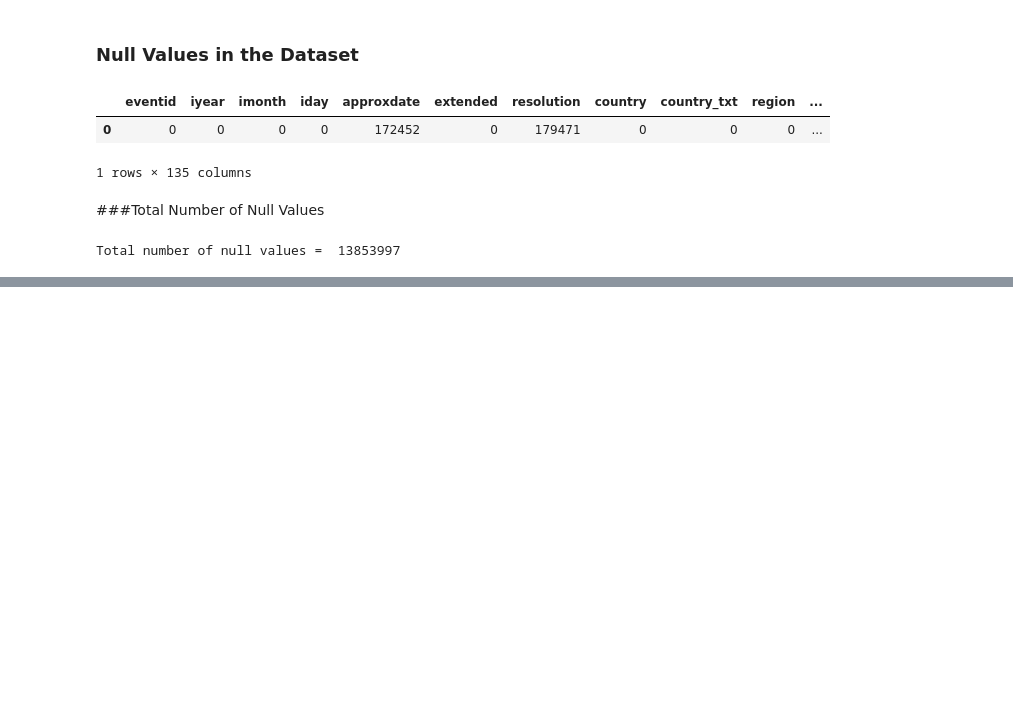
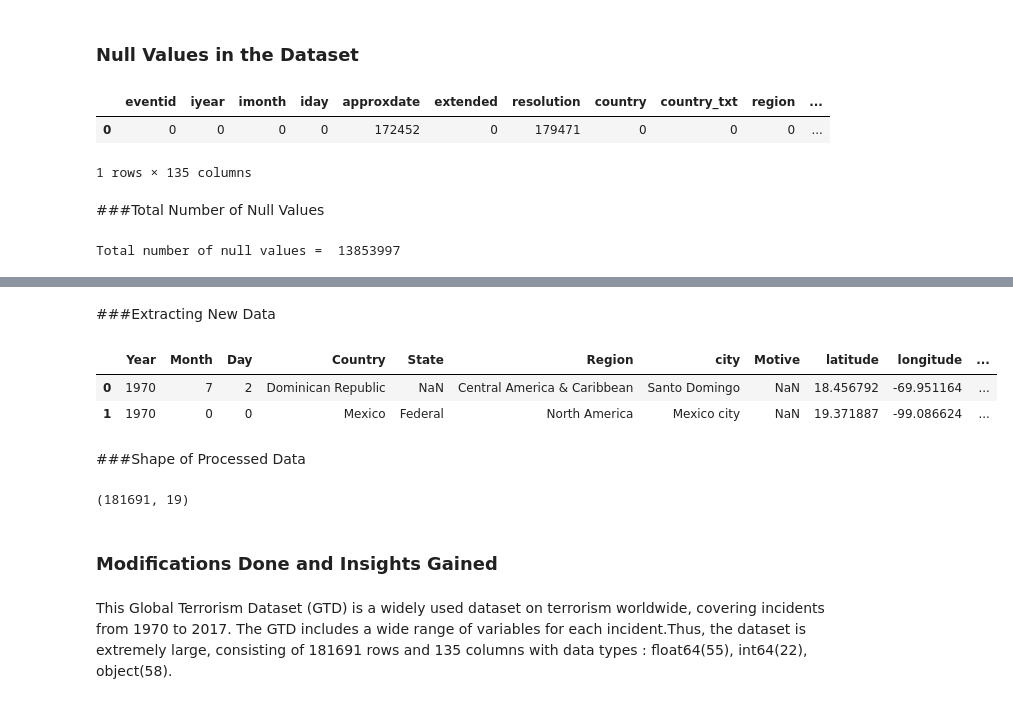
Before and after one commit to Priyankamishra2098/Global-terrorism-dataset-EDA, a Jupyter notebook: EDA_Project.ipynb, the cells around one changed output, grey strips where cells are left out. Cells and saved outputs as stored; diff of their text form; code cells hidden in the pictures; blank space fills up the shorter version.

```diff
--- a/EDA_Project.ipynb
+++ b/EDA_Project.ipynb
@@ -128,0 +172,30 @@ Total number of null values =  13853997
+# %%
+data_ter.rename(columns={'iyear':'Year','imonth':'Month','iday':'Day','eventid':'Eventid',
+                   'approxdate':'Date','region_txt':'Region',
+                   'country_txt':'Country','attacktype1_txt':'Attack_Type',
+                   'target1':'Target','nkill':'Killed','nwound':'Wounded',
+                   'gname':'Group','targtype1_txt':'Target_Type',
+                   'weaptype1_txt':'Weapon_Type','provstate':'State','motive':'Motive'},inplace=True)
+# %%
+df = data_ter[['Year','Month','Day','Country','State','Region','city','Motive',
+           'latitude','longitude','Attack_Type','Killed','Wounded','Target',
+           'summary','Group','Target_Type','Weapon_Type']]
+df['Casualities'] = df['Killed']+df['Wounded']
+# %% [markdown]
+###Extracting New Data
+# %%
+df.head(2)
+# %% [output]
+|  | Year | Month | Day | Country | State | Region | city | Motive | latitude | longitude | ... |
+| 0 | 1970 | 7 | 2 | Dominican Republic | NaN | Central America & Caribbean | Santo Domingo | NaN | 18.456792 | -69.951164 | ... |
+| 1 | 1970 | 0 | 0 | Mexico | Federal | North America | Mexico city | NaN | 19.371887 | -99.086624 | ... |
+# %% [markdown]
+###Shape of Processed Data
+# %%
+df.shape
+# %% [output]
+(181691, 19)
+# %% [markdown]
+### Modifications Done and Insights Gained
+# %% [markdown]
+This Global Terrorism Dataset (GTD) is a widely used dataset on terrorism worldwide, covering incidents from 1970 to 2017. The GTD includes a wide range of variables for each incident.Thus, the dataset is extremely large, consisting of 181691 rows and 135 columns with data types : float64(55), int64(22), object(58).
```
Also changed, not shown: parts of 21 cells of this notebook.
